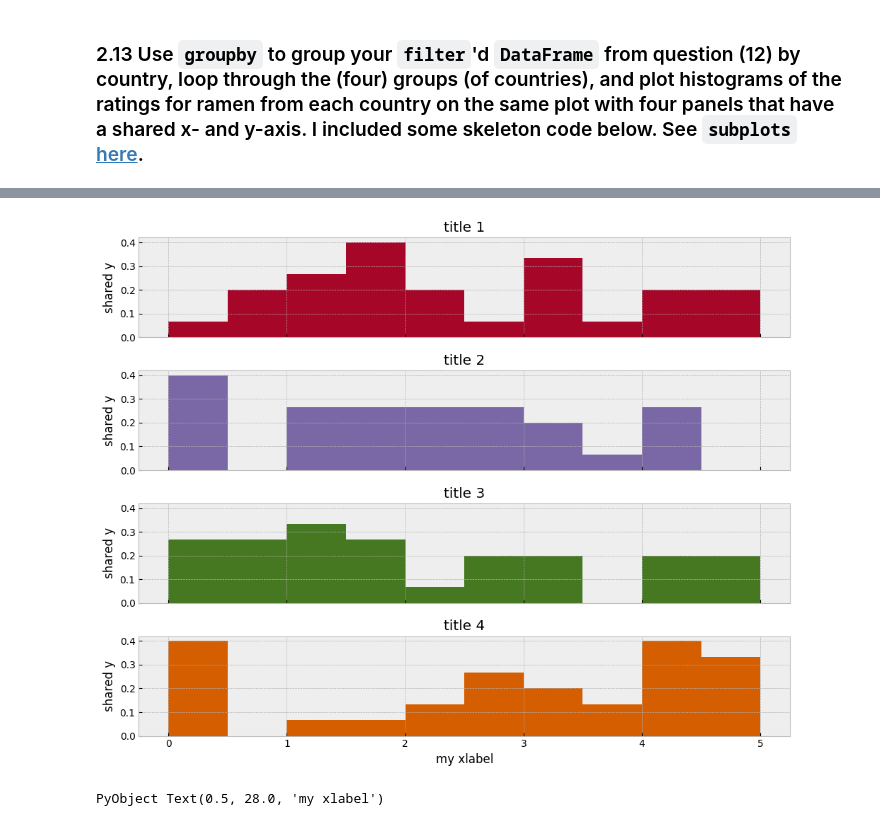
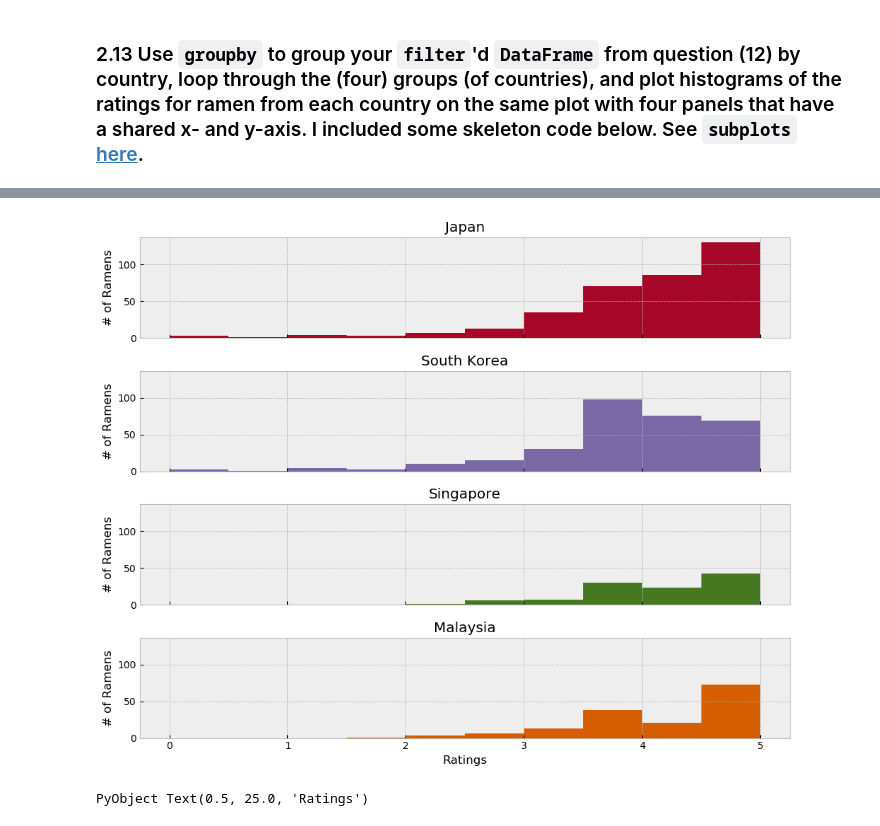
Before and after one commit to anth0nyhle/OSUCoursework, a Jupyter notebook: che599_intro_data_science/hw2/hw2.ipynb, the cells around one changed output, grey strips where cells are left out. Drawn from its saved outputs; the diff is of its cells as text; code cells hidden in the pictures.

````diff
--- a/che599_intro_data_science/hw2/hw2.ipynb
+++ b/che599_intro_data_science/hw2/hw2.ipynb
@@ -169,0 +241,3 @@ df = # ...
+# %%
+df_ramen = CSV.read("ramen-ratings.csv", copycols=true)
+first(df_ramen, 6)
@@ -187,3 +298,6 @@ You can do this to the entire column vector by preceding with `.`:
 ```julia
 df[!, :stars] = parse.(Float64, df[:, :stars])
 ```
+# %%
+df_ramen[!, :stars] = parse.(Float64, df_ramen[:, :stars])
+df_ramen
@@ -229,0 +521,2 @@ create a new `DataFrame`, `df_top_ten`, by dropping all rows that have a `missin
+# %%
+df_top_asian_ramen = filter(row -> (row[:country]=="Singapore") | (row[:country]=="Japan") | (row[:country]=="Malaysia") | (row[:country]=="South Korea"), df_ramen)
@@ -230,2 +543,4 @@ create a new `DataFrame`, `df_top_ten`, by dropping all rows that have a `missin
 # %% [markdown]
 ### 2.13 Use `groupby` to group your `filter`'d `DataFrame` from question (12) by country, loop through the (four) groups (of countries), and plot histograms of the ratings for ramen from each country on the same plot with four panels that have a shared x- and y-axis. I included some skeleton code below. See `subplots` [here](https://matplotlib.org/3.1.1/gallery/statistics/hist.html).
+# %%
+gb_top_asian_country = groupby(df_top_asian_ramen, :country)
@@ -232,15 +588,17 @@ create a new `DataFrame`, `df_top_ten`, by dropping all rows that have a `missin
 # %%
 # pre-specify bins for each plot
 bins = range(0.0, 5.0, length=11)
 
 fig, axs = subplots(4, 1, figsize=(10, 8),
                     sharex=true, sharey=true, tight_layout=true)
-for i = 1:4
-    axs[i].hist(5 * rand(30), color="C$i", bins=bins, normed=true)
-    axs[i].set_title("title $i")
-    axs[i].set_ylabel("shared y")
+
+for i = 1:length(gb_top_asian_country)
+    country_name = gb_top_asian_country[i][1, :country]
+    axs[i].hist(gb_top_asian_country[i][:, :stars], color="C$i", bins=bins)
+    axs[i].set_title(country_name)
+    axs[i].set_ylabel("# of Ramens")
 end
-xlabel("my xlabel")
+xlabel("Ratings")
 # %% [output]
-[figure, old version]
+[figure, new version]
-PyObject Text(0.5, 28.0, 'my xlabel')
+PyObject Text(0.5, 25.0, 'Ratings')
````
Also changed, not shown: parts of 26 cells of this notebook.
